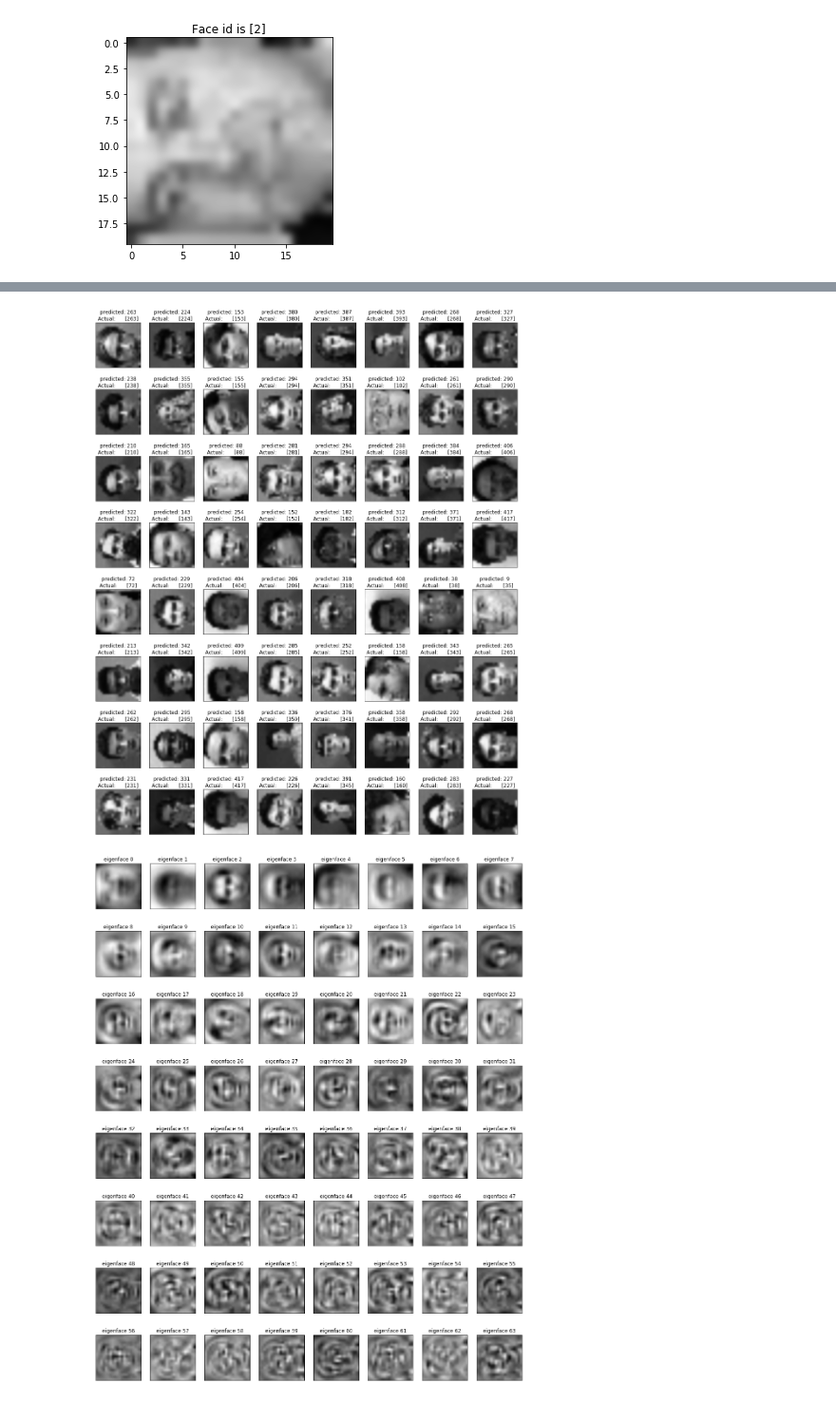
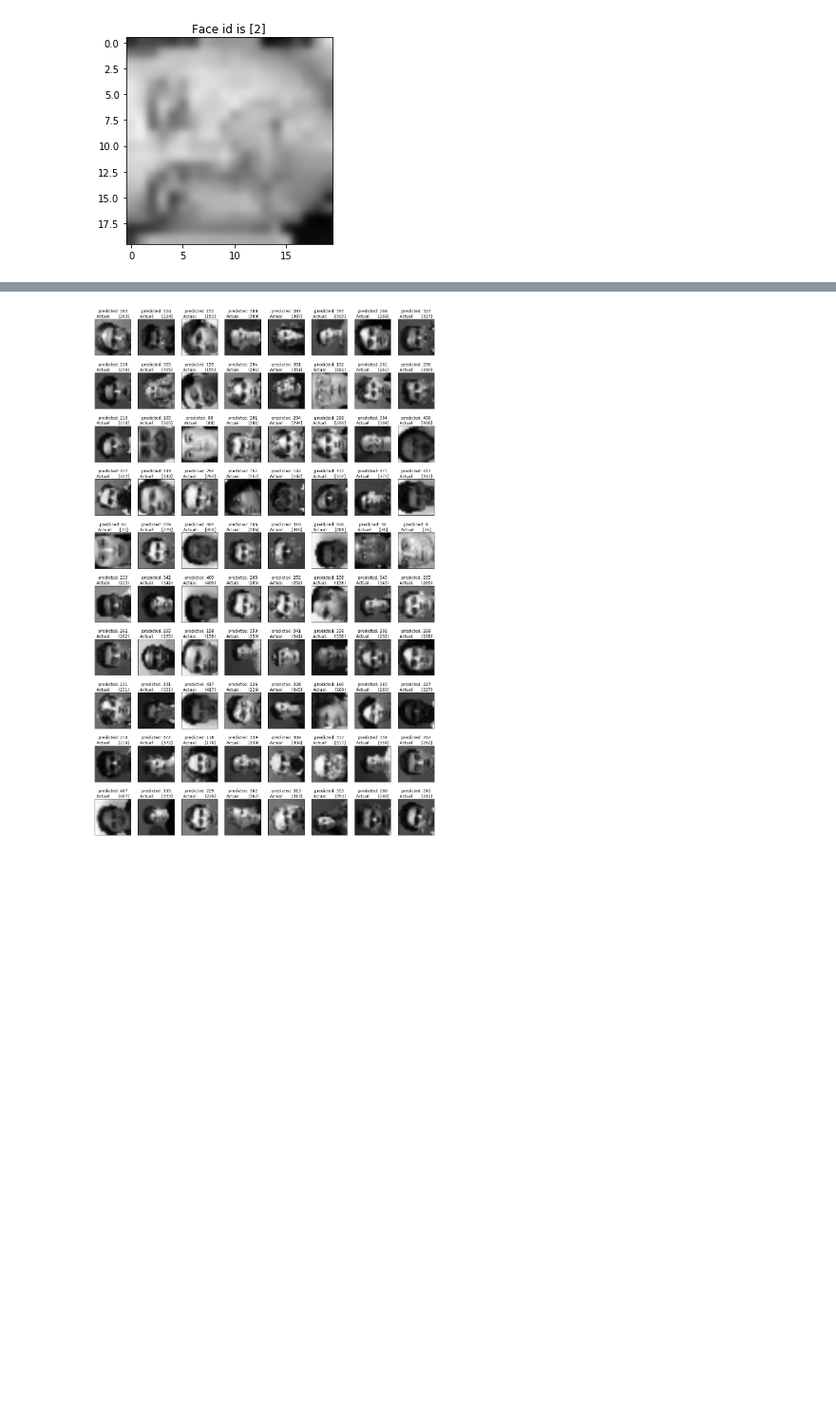
Before and after one commit to mohzary/Computer-Vision-2020, a Jupyter notebook: HW3/HW3-fisherface-model.ipynb, the cells around one changed output, grey strips where cells are left out. Shown at 95% size. Saved outputs shown, nothing was run; the diff lists cells and outputs as text; code cells hidden in the pictures; blank space fills up the shorter version.

```diff
--- a/HW3/HW3-fisherface-model.ipynb
+++ b/HW3/HW3-fisherface-model.ipynb
@@ -52,7 +53,7 @@ for ids in faces_ids[:10]:
 X_train, X_test, y_train, y_test = train_test_split(faces, faces_ids, test_size=0.10, random_state=42)
 # %%
 # Compute a PCA (eigenfaces) on the face dataset
-n_components = 64
+n_components = 24
 h = 20
 w = 20
 
@@ -64,6 +65,13 @@ eigenfaces = pca.components_.reshape((n_components, h, w))
 X_train_pca = pca.transform(X_train)
 X_test_pca = pca.transform(X_test)
 
+#To compute LDA:
+lda = LinearDiscriminantAnalysis().fit(X_train_pca, y_train)
+X_train_lda = lda.transform(X_train_pca)
+X_test_lda = lda.transform(X_test_pca)
+
+
+
 #To plot cumulative variance corrsponding to the number of components
 plt.plot(np.cumsum(pca.explained_variance_ratio_))
 plt.xlabel('number of components')
@@ -97,7 +105,7 @@ plt.show()
 model = SVC(C=1000.0, kernel='rbf', degree=3, gamma=0.0005, coef0=0.0, shrinking=True, probability=False, tol=0.001, cache_size=200, class_weight='balanced', verbose=False, max_iter=-1, decision_function_shape='ovr', break_ties=False, random_state=None)
 
 #To train the model on the X_train_pca
-model = model.fit(X_train_pca, y_train)
+model = model.fit(X_train_lda, y_train)
 
 
 #print("Best estimator for the model is:")
@@ -106,7 +114,7 @@ model = model.fit(X_train_pca, y_train)
 #To predict faces id on the test dataset
 print("Predicting Face's id on the test set")
 
-y_pred = model.predict(X_test_pca)
+y_pred = model.predict(X_test_lda)
 
 
 print(classification_report(y_test, y_pred))
@@ -131,36 +139,35 @@ Predicting Face's id on the test set
  [0 0 0 ... 0 0 2]]
 # %%
 #To plot eigenfaces and test faces result
-def plot_faces(imgs, titles, h, w, n_row=8, n_col=8):
+def plot_faces(imgs, titles, h, w, n_row=10, n_col=8):
 
     plt.figure(figsize=(1.8 * n_col, 2.4 * n_row))
     plt.subplots_adjust(bottom=0, left=.01, right=.99, top=.90, hspace=.35)
     for i in range(n_row * n_col):
         plt.subplot(n_row, n_col, i + 1)
         plt.imshow(imgs[i].reshape((h, w)), cmap=plt.cm.gray, interpolation="gaussian")
         plt.title(titles[i], size=12)
         plt.xticks(())
         plt.yticks(())
 
 #To generate predicted an actual id for face in the plot
 def provide_title(y_pred, y_test, i):
     pred_id = y_pred[i]
     true_id = y_test[i]
     return 'predicted: %s\nActual:      %s' % (pred_id, true_id)
 
 
 prediction_titles = [provide_title(y_pred, y_test, i)
                      for i in range(y_pred.shape[0])]
 
 #To plot faces from test dataset
 plot_faces(X_test, prediction_titles, h, w)
 
 #To plot the eigenfaces
 
-get_eigenface_titles = ["eigenface %d" % i for i in range(eigenfaces.shape[0])]
-plot_faces(eigenfaces, get_eigenface_titles, h, w)
+#get_eigenface_titles = ["eigenface %d" % i for i in range(eigenfaces.shape[0])]
+#plot_faces(eigenfaces, get_eigenface_titles, h, w)
 
 plt.show()
 # %% [output]
-[figure, old version]
+[figure, new version]
-[figure, removed]
```
Also changed, not shown: parts of 4 cells of this notebook.
